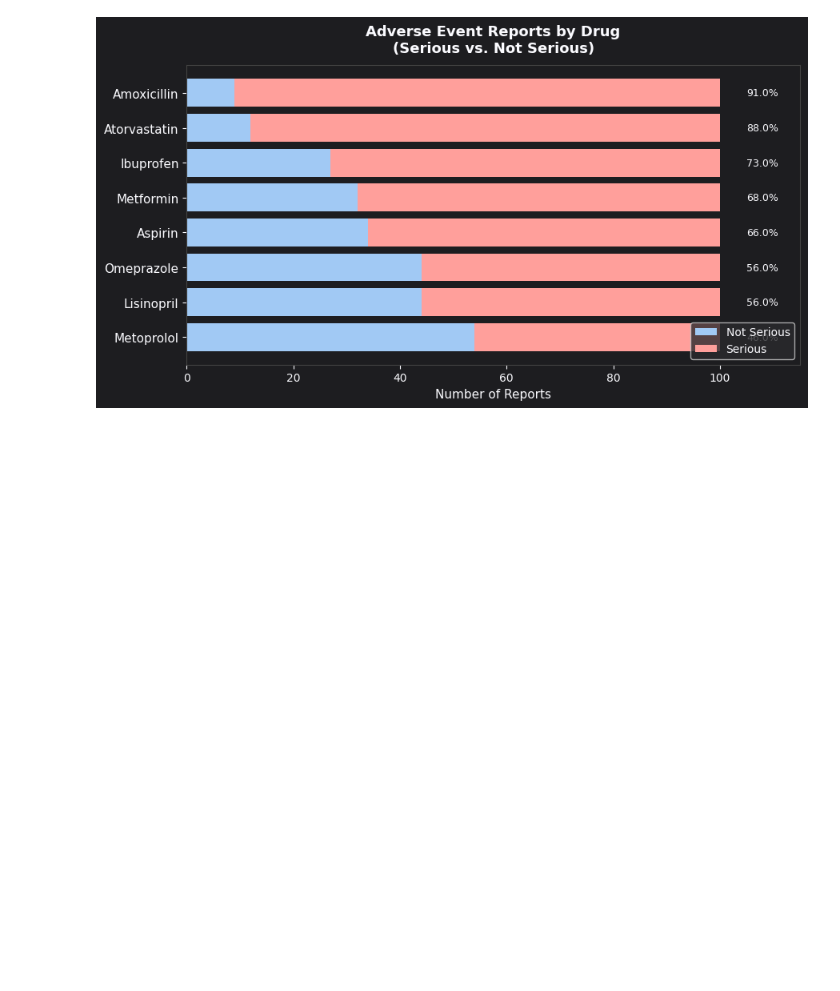
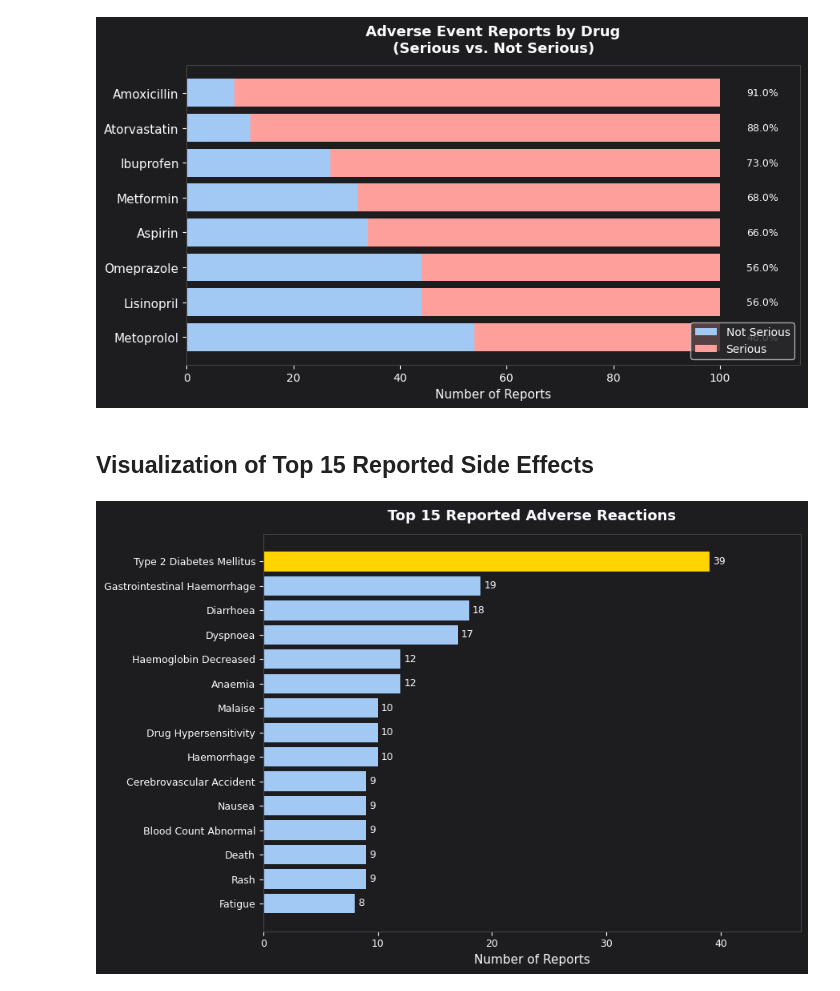
Before and after one commit to Sarkis55/Drug-Risk-Analysis, a Jupyter notebook: Drug_Adverse_Event_Analysis_and_Risk_Profiling.ipynb, the cells around one changed output. Saved outputs shown, nothing was run; the diff lists cells and outputs as text; code cells hidden in the pictures; blank space fills up the shorter version.

```diff
--- a/Drug_Adverse_Event_Analysis_and_Risk_Profiling.ipynb
+++ b/Drug_Adverse_Event_Analysis_and_Risk_Profiling.ipynb
@@ -303,3 +302,37 @@ legend = ax.legend(frameon=True, facecolor="#2a2a2d", labelcolor=TEXT, fontsize=
 seriousness_chart.tight_layout()
 # %% [output]
 [figure]
+# %% [markdown]
+## Visualization of Top 15 Reported Side Effects
+# %%
+BG = "#1D1D20"
+TEXT = "#fbfbff"
+BAR_COLOR = "#A1C9F4"
+HIGHLIGHT = "#ffd400"
+
+# Sort ascending for horizontal bar
+reactions_sorted = top_reactions.sort_values("count", ascending=True)
+
+reactions_chart, ax = plt.subplots(figsize=(9, 6))
+reactions_chart.patch.set_facecolor(BG)
+ax.set_facecolor(BG)
+
+colors = [HIGHLIGHT if i == len(reactions_sorted) - 1 else BAR_COLOR for i in range(len(reactions_sorted))]
+bars = ax.barh(reactions_sorted["reaction"], reactions_sorted["count"], color=colors, edgecolor="none")
+
+# Count labels
+for bar in bars:
+    w = bar.get_width()
+    ax.text(w + 0.3, bar.get_y() + bar.get_height() / 2, str(int(w)),
+            va="center", ha="left", color=TEXT, fontsize=9)
+
+ax.set_xlabel("Number of Reports", color=TEXT, fontsize=11)
+ax.set_title("Top 15 Reported Adverse Reactions", color=TEXT, fontsize=13, fontweight="bold", pad=12)
+ax.tick_params(colors=TEXT, labelsize=9)
+ax.set_xlim(0, reactions_sorted["count"].max() + 8)
+for spine in ax.spines.values():
+    spine.set_edgecolor("#444")
+
+reactions_chart.tight_layout()
+# %% [output]
+[figure, added]
```
Also changed, not shown: parts of 19 cells of this notebook.
